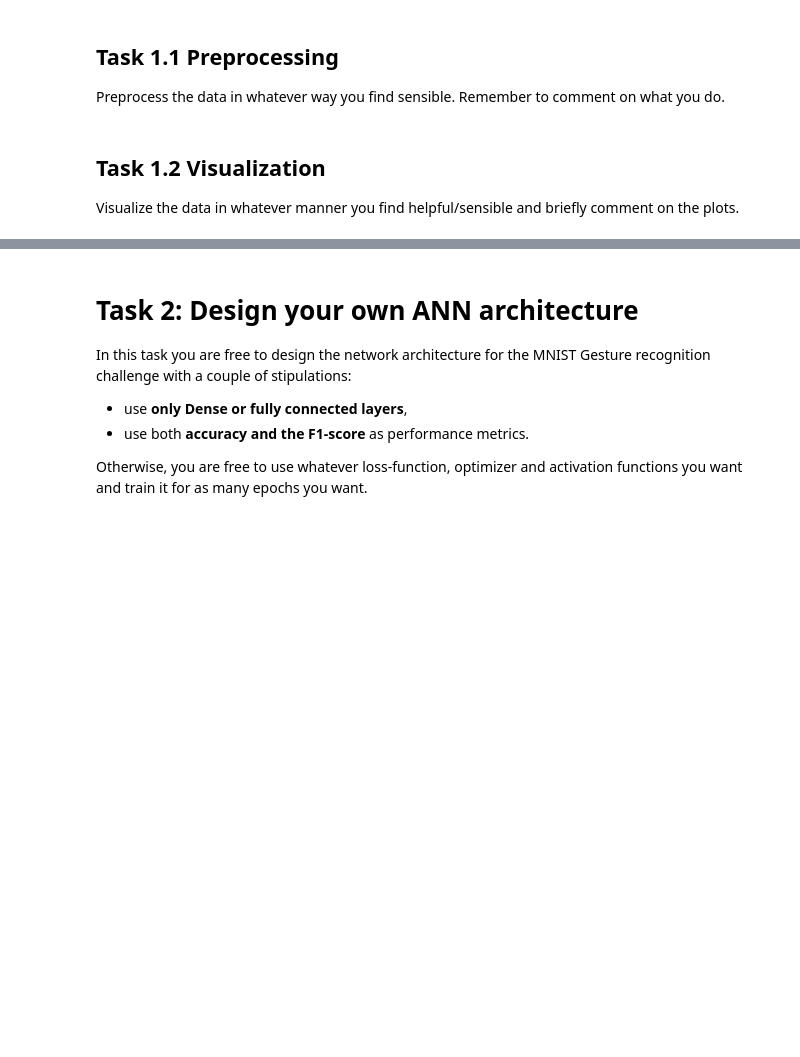
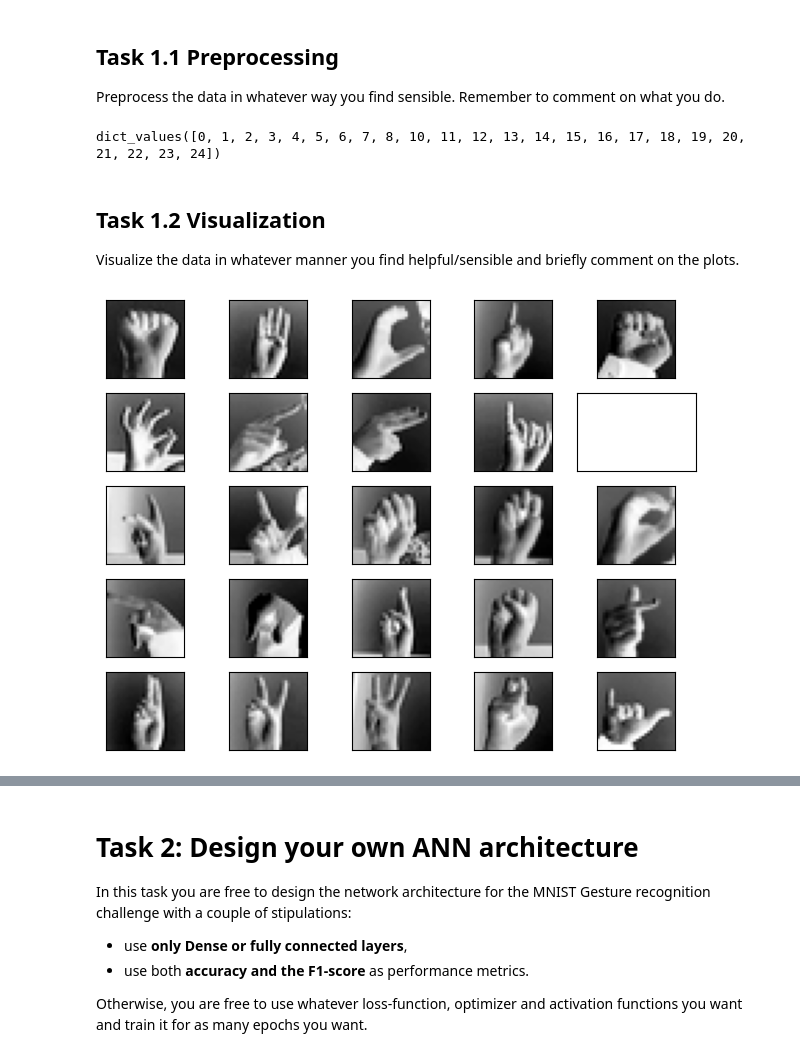
Before and after one commit to OysteinFalkeid/DAT300-H25, a Jupyter notebook: CA1_DAT300/ca1_dat300_2025.ipynb, the cells around one changed output, grey strips where cells are left out. Cells and saved outputs as stored; diff of their text form; code cells hidden in the pictures; blank space fills up the shorter version.

Commit message:
Visualisation and basic model arcitecture

```diff
--- a/CA1_DAT300/ca1_dat300_2025.ipynb
+++ b/CA1_DAT300/ca1_dat300_2025.ipynb
@@ -146,6 +143,53 @@ y_test  = test['label'].to_numpy(dtype=np.int32)
 # %% [markdown]
 ## Task 1.1 Preprocessing
 Preprocess the data in whatever way you find sensible. Remember to comment on what you do.
+# %%
+letters_dict = {
+    "A": 0,
+    "B": 1,
+    "C": 2,
+    "D": 3,
+    "E": 4,
+    "F": 5,
+    "G": 6,
+    "H": 7,
+    "I": 8,
+    "K": 10,
+    "L": 11,
+    "M": 12,
+    "N": 13,
+    "O": 14,
+    "P": 15,
+    "Q": 16,
+    "R": 17,
+    "S": 18,
+    "T": 19,
+    "U": 20,
+    "V": 21,
+    "W": 22,
+    "X": 23,
+    "Y": 24
+}
+
+print(letters_dict.values())
+# print(X_train[y_train == 9].shape)
+# %% [output]
+dict_values([0, 1, 2, 3, 4, 5, 6, 7, 8, 10, 11, 12, 13, 14, 15, 16, 17, 18, 19, 20, 21, 22, 23, 24])
 # %% [markdown]
 ## Task 1.2 Visualization
 Visualize the data in whatever manner you find helpful/sensible and briefly comment on the plots.
+# %%
+import matplotlib.pyplot as plt
+
+fig, ax = plt.subplots(nrows=5, ncols=5, sharex=True, sharey=True,)
+ax = ax.flatten()
+for i in letters_dict.values():
+    img = X_train[y_train == i][0].reshape(28, 28)
+    ax[i].imshow(img, cmap='Greys')
+    # ax[i].imshow(img)
+
+ax[0].set_xticks([]); ax[0].set_yticks([])
+plt.tight_layout()
+plt.show()
+# %% [output]
+[figure, added]
```
Also changed, not shown: parts of 3 cells of this notebook.
